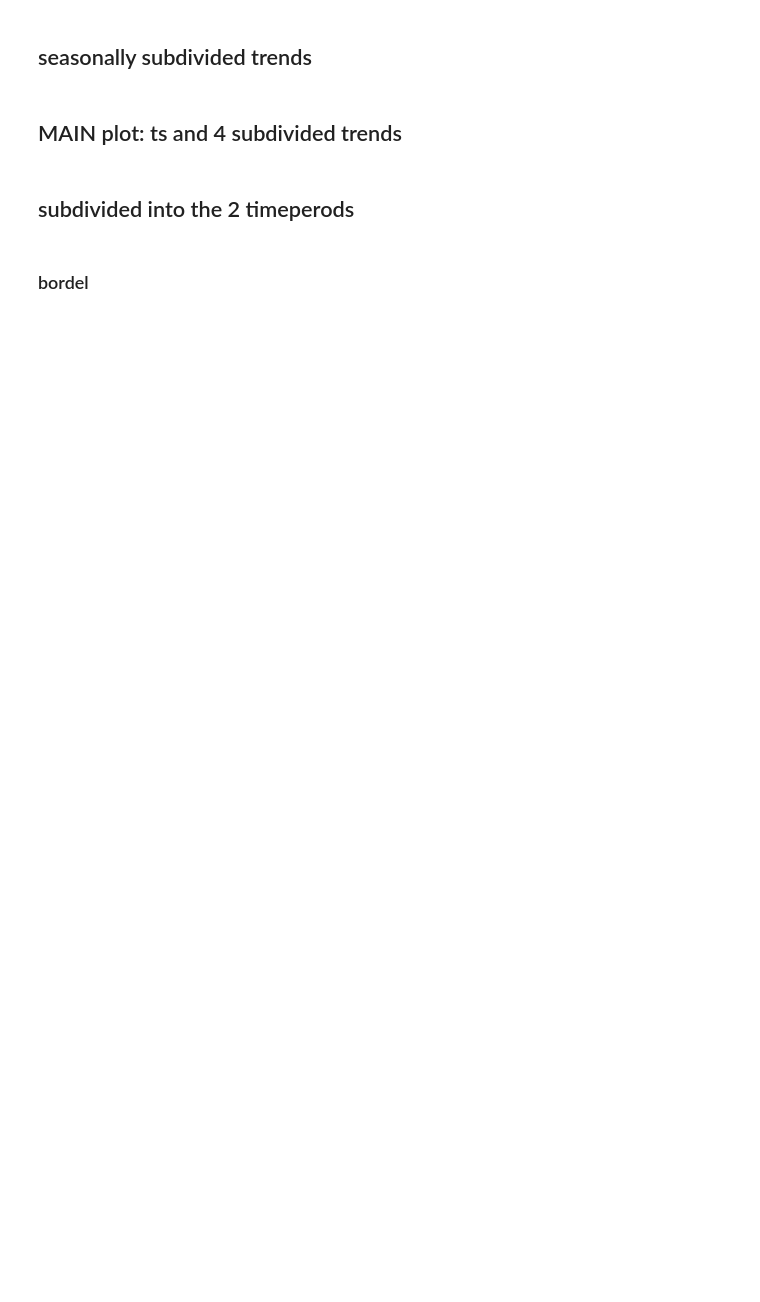
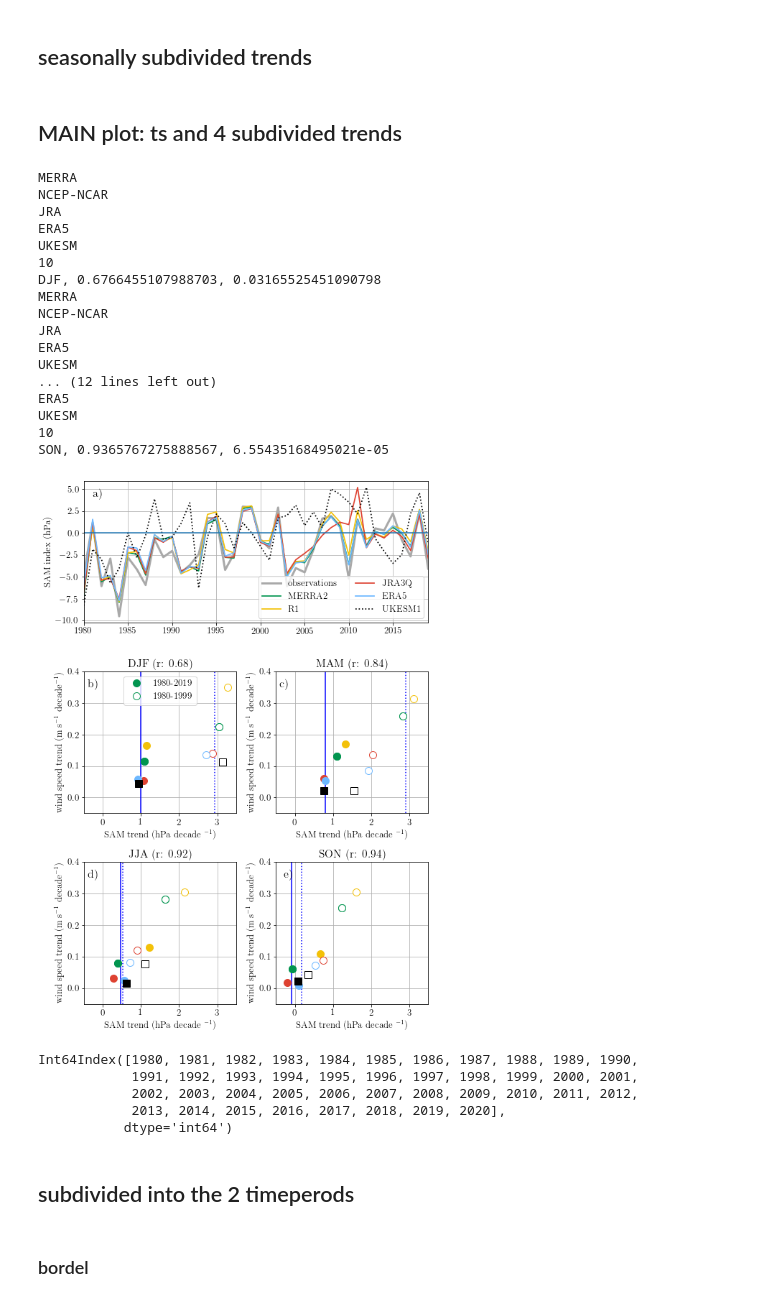
Before and after one commit to tjarnikova/windEval, a Jupyter notebook: plottingCode/Fig-SAM.ipynb, the cells around one changed output. Drawn from its saved outputs; the diff is of its cells as text; code cells hidden in the pictures; blank space fills up the shorter version.

```diff
--- a/plottingCode/Fig-SAM.ipynb
+++ b/plottingCode/Fig-SAM.ipynb
@@ -786,7 +812,7 @@ ax5 = fig.add_subplot(gs[2, 1])  # Bottom-right
 
 axar = [ax2,ax3,ax4,ax5]
 
-prods = ['MERRA','NCEP-NCAR','JRA3Q','ERA5','UKESM']
+prods = ['MERRA','NCEP-NCAR','JRA3Q','ERA5','UKESMEM']
 
 ss = ['DJF','MAM','JJA','SON']
 sm = ['Y', 'S', 'A', 'W', 'V']
@@ -822,19 +848,17 @@ for s in range(0,4):
         xa.append(x)
         ya.append(y)
 
-#
-
-
         mkz = 'o'; ms = 10
         if prods[i] == 'obs':
             mkz = '*'; ms = 20
-        if prods[i] == 'UKESM':
-            mkz = 's'; ms = 10
-        if prods[i] == 'JRA3Q':
+        elif prods[i] == 'UKESMEM':
+            mkz = 's'; ms = 10; lab = 'UKESM'
+        elif prods[i] == 'JRA3Q':
             lab = 'JRA'
         else:
             lab = prods[i]
 
+        print(lab)
         #axs[ind].text(x, y, tm, color = cd.prod[lab]['col'])# marker = mkz, markersize = ms, markeredgecolor = cd.prod[lab]['col'])
         ax.plot(x, y, color = cd.prod[lab]['col'], \
                     marker = mkz, markersize = ms, \
@@ -843,6 +867,7 @@ for s in range(0,4):
             ax.plot(x, y, color = cd.prod[lab]['col'], \
                         marker = mkz, markersize = ms, \
                           markeredgecolor = cd.prod[lab]['col'], label = '1980-2019',  linewidth = 0, alpha = 1)
+
     #### 1980-1999
     for i in range(0,5):
         x = SAM_trend80.at[ts, f'{prods[i]}']
@@ -854,9 +879,9 @@ for s in range(0,4):
         mkz = 'o'; ms = 10
         if prods[i] == 'obs':
             mkz = '*'; ms = 20
-        if prods[i] == 'UKESM':
-            mkz = 's'; ms = 10
-        if prods[i] == 'JRA3Q':
+        elif prods[i] == 'UKESMEM':
+            mkz = 's'; ms = 10; lab = 'UKESM'
+        elif prods[i] == 'JRA3Q':
             lab = 'JRA'
         else:
             lab = prods[i]
@@ -895,56 +920,92 @@ for s in range(0,4):
 
 
 
-prods2 = ['obs', 'MERRA','NCEP-NCAR','JRA3Q','ERA5','UKESM']
+prods2 = ['obs', 'MERRA','NCEP-NCAR','JRA3Q','ERA5','UKESMEM']
 for prod in prods2:
 
 
     if prod == 'JRA3Q':
         lab = 'JRA'
+    elif prod == 'UKESMEM':
+        lab = 'UKESM'
     else:
         lab = prod
 
     mkz = 'o'; ms = 10; lw = 1.7; ls = '-'
     if prod == 'obs':
         mkz = '*'; ms = 20; lw = 3
-    if prod == 'UKESM':
-        mkz = 's'; ms = 10; ls = ':'
+    if prod == 'UKESMEM':
+        mkz = 's'; ms = 10; ls = ':'; lab = 'UKESM'
 
 ## FY
+
+
+
     w = xr.open_dataset(f'/gpfs/data/greenocean2/software/products/windsFromComponents/SAM/{lab}/SAM.nc')
     wmn = w.sel(time=(w['time.season'] == 'DJF')).resample(time='Y').mean()
-    ax1.plot(wmn2.year,wmn.SAM, color = cd.prod[lab]['col'], linewidth = lw,label = cd.prod[lab]['fnam'],\
+    dt = pd.to_datetime(wmn.time)
+    ax1.plot(dt.year,wmn.SAM, color = cd.prod[lab]['col'], linewidth = lw,label = cd.prod[lab]['fnam'],\
             linestyle = ls)
 
-    yr = wmn2.year.values[0:40]; sam = wmn.SAM.values[0:40]
+    yr = dt.year[0:40]; sam = wmn.SAM.values[0:40]
 
-    #
-    #     ax3.plot(tdat.year,td, color=cd.prod[ds]['col'], label = cd.prod[ds]['fnam'],\
-    #         linestyle =cd.prod[ds]['linestyle'], linewidth = 0.5 )
+
+        # ax3.plot(tdat.year,td, color=cd.prod[ds]['col'], label = cd.prod[ds]['fnam'],\
+        #     linestyle =cd.prod[ds]['linestyle'], linewidth = 0.5 )
     # ax1.plot(yr[1:-1],moving_average(sam), color = cd.prod[lab]['col'], \
     #          label = cd.prod[lab]['fnam'], linewidth = 2,\
     #         linestyle = ls)
 
 
 ax1.legend(ncol =2, loc = 'best')
 ax1.grid()
 ax1.set_xlim([1980,2019])
 ax1.axhline(y=0)
 ax1.set_ylabel('SAM index (hPa)')
 
 ax1.text(0.025, 0.95, 'a)', transform=ax1.transAxes,
         fontsize=16, va='top', ha='left')
 ax2.text(0.025, 0.95, 'b)', transform=ax2.transAxes,
-        fontsize=16, va='top', ha='left')
+       fontsize=16, va='top', ha='left')
 ax3.text(0.025, 0.95, 'c)', transform=ax3.transAxes,
         fontsize=16, va='top', ha='left')
 ax4.text(0.025, 0.95, 'd)', transform=ax4.transAxes,
         fontsize=16, va='top', ha='left')
 ax5.text(0.05, 0.95, 'e)', transform=ax5.transAxes,
         fontsize=16, va='top', ha='left')
 
 plt.tight_layout()
-fig.savefig('./plts/Fig-SAM.jpg', dpi = 300, bbox_inches='tight')
+#fig.savefig('./plts/Fig-SAM.jpg', dpi = 300, bbox_inches='tight')
+# %% [output]
+MERRA
+NCEP-NCAR
+JRA
+ERA5
+UKESM
+10
+DJF, 0.6766455107988703, 0.03165525451090798
+MERRA
+NCEP-NCAR
+JRA
+ERA5
+UKESM
+... (12 lines left out)
+ERA5
+UKESM
+10
+SON, 0.9365767275888567, 6.55435168495021e-05
+[figure, added]
+# %%
+dt = pd.to_datetime(wmn.time)
+
+year = dt.year
+year
+# %% [output]
+Int64Index([1980, 1981, 1982, 1983, 1984, 1985, 1986, 1987, 1988, 1989, 1990,
+            1991, 1992, 1993, 1994, 1995, 1996, 1997, 1998, 1999, 2000, 2001,
+            2002, 2003, 2004, 2005, 2006, 2007, 2008, 2009, 2010, 2011, 2012,
+            2013, 2014, 2015, 2016, 2017, 2018, 2019, 2020],
+           dtype='int64')
 # %% [markdown]
 ## subdivided into the 2 timeperods
 # %%
```
Also changed, not shown: parts of 7 cells of this notebook.
